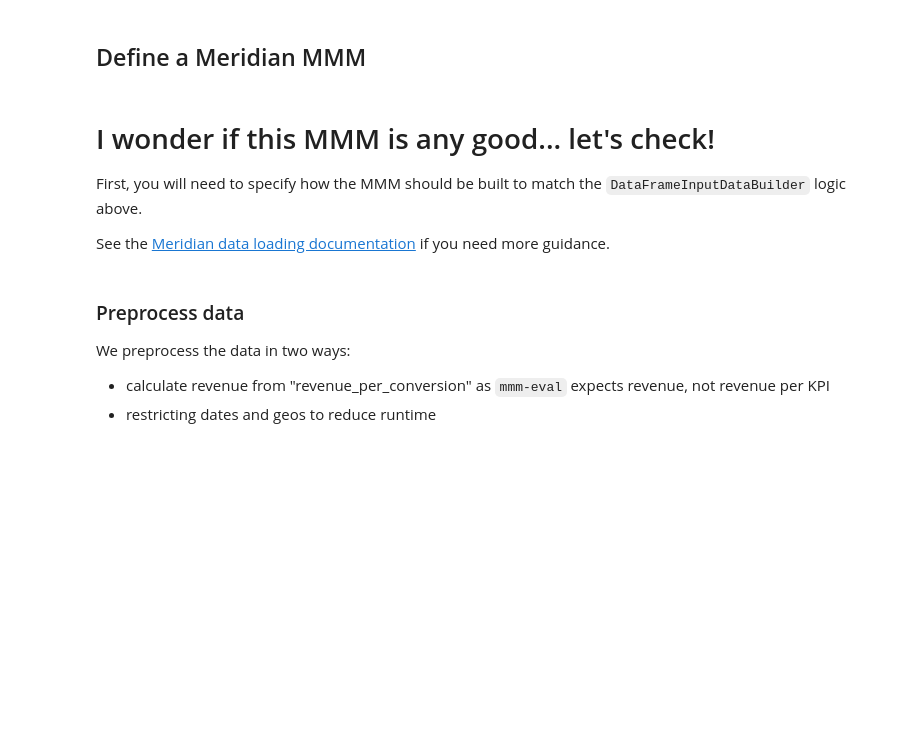
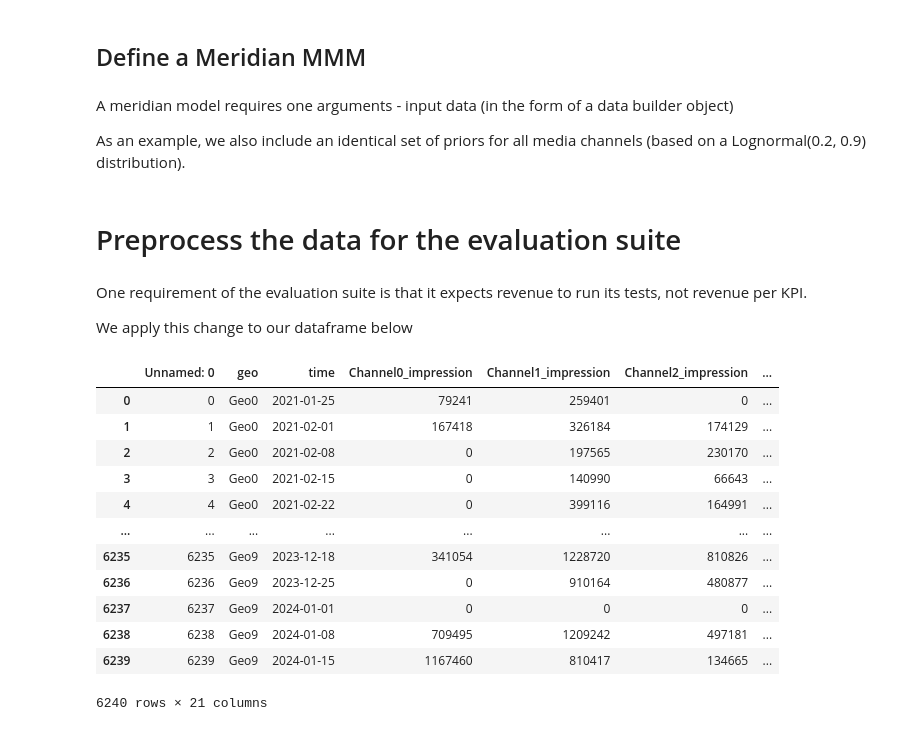
Before and after one commit to mutinex/mmm-eval, a Jupyter notebook: examples/meridian_eval.ipynb, the cells around one changed output. Saved outputs shown, nothing was run; the diff lists cells and outputs as text; code cells hidden in the pictures; blank space fills up the shorter version.

Commit message:
add in new example demo of ind tests

```diff
--- a/examples/meridian_eval.ipynb
+++ b/examples/meridian_eval.ipynb
@@ -42,5 +80,9 @@ data = builder.build()
 # %% [markdown]
 ## Define a Meridian MMM
+# %% [markdown]
+A meridian model requires one arguments - input data (in the form of a data builder object)
+
+As an example, we also include an identical set of priors for all media channels (based on a Lognormal(0.2, 0.9) distribution).
 # %%
 roi_mu = 0.2     # Mu for ROI prior for each media channel.
 roi_sigma = 0.9  # Sigma for ROI prior for each media channel.
@@ -52,14 +93 @@ model_spec = spec.ModelSpec(prior=prior)
 mmm = model.Meridian(input_data=data, model_spec=model_spec)
-# %% [markdown]
-# I wonder if this MMM is any good... let's check!
-
-First, you will need to specify how the MMM should be built to match the `DataFrameInputDataBuilder` logic above.
-
-See the [Meridian data loading documentation](https://developers.google.com/meridian/docs/user-guide/supported-data-types-formats?hl=en) if you need more guidance.
-# %% [markdown]
-### Preprocess data
-
-We preprocess the data in two ways:
-
-- calculate revenue from "revenue_per_conversion" as `mmm-eval` expects revenue, not revenue per KPI
-- restricting dates and geos to reduce runtime
@@ -74,0 +94,22 @@ data_preproc = data_preproc[pd.to_datetime(data_preproc["time"]) > pd.Timestamp(
+# %% [markdown]
+# Preprocess the data for the evaluation suite
+# %% [markdown]
+One requirement of the evaluation suite is that it expects revenue to run its tests, not revenue per KPI.
+
+We apply this change to our dataframe below
+# %%
+df
+# %% [output]
+|  | Unnamed: 0 | geo | time | Channel0_impression | Channel1_impression | Channel2_impression | ... |
+| 0 | 0 | Geo0 | 2021-01-25 | 79241 | 259401 | 0 | ... |
+| 1 | 1 | Geo0 | 2021-02-01 | 167418 | 326184 | 174129 | ... |
+| 2 | 2 | Geo0 | 2021-02-08 | 0 | 197565 | 230170 | ... |
+| 3 | 3 | Geo0 | 2021-02-15 | 0 | 140990 | 66643 | ... |
+| 4 | 4 | Geo0 | 2021-02-22 | 0 | 399116 | 164991 | ... |
+| ... | ... | ... | ... | ... | ... | ... | ... |
+| 6235 | 6235 | Geo9 | 2023-12-18 | 341054 | 1228720 | 810826 | ... |
+| 6236 | 6236 | Geo9 | 2023-12-25 | 0 | 910164 | 480877 | ... |
+| 6237 | 6237 | Geo9 | 2024-01-01 | 0 | 0 | 0 | ... |
+| 6238 | 6238 | Geo9 | 2024-01-08 | 709495 | 1209242 | 497181 | ... |
+| 6239 | 6239 | Geo9 | 2024-01-15 | 1167460 | 810417 | 134665 | ... |
+6240 rows × 21 columns
```
Also changed, not shown: parts of 22 cells of this notebook, 2 other files.
